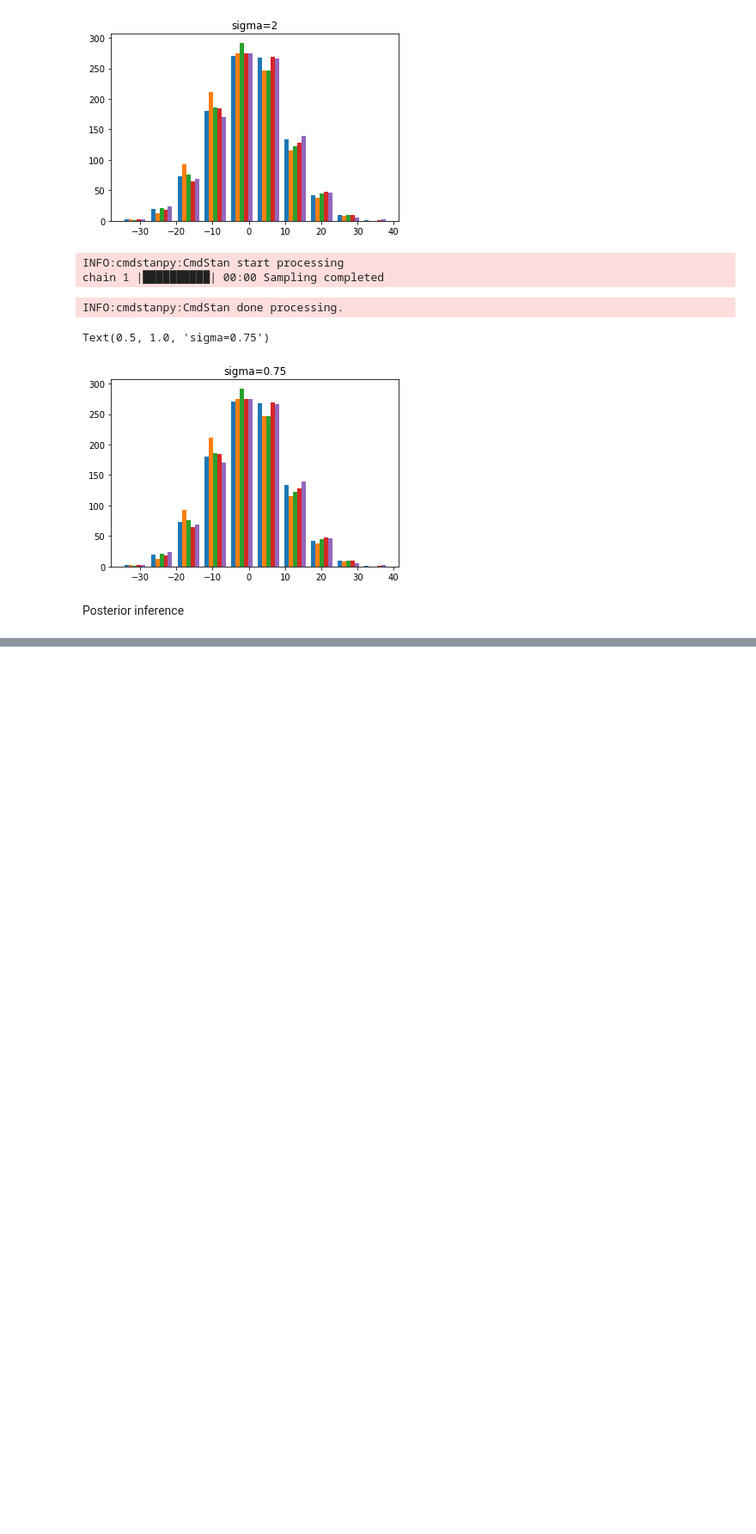
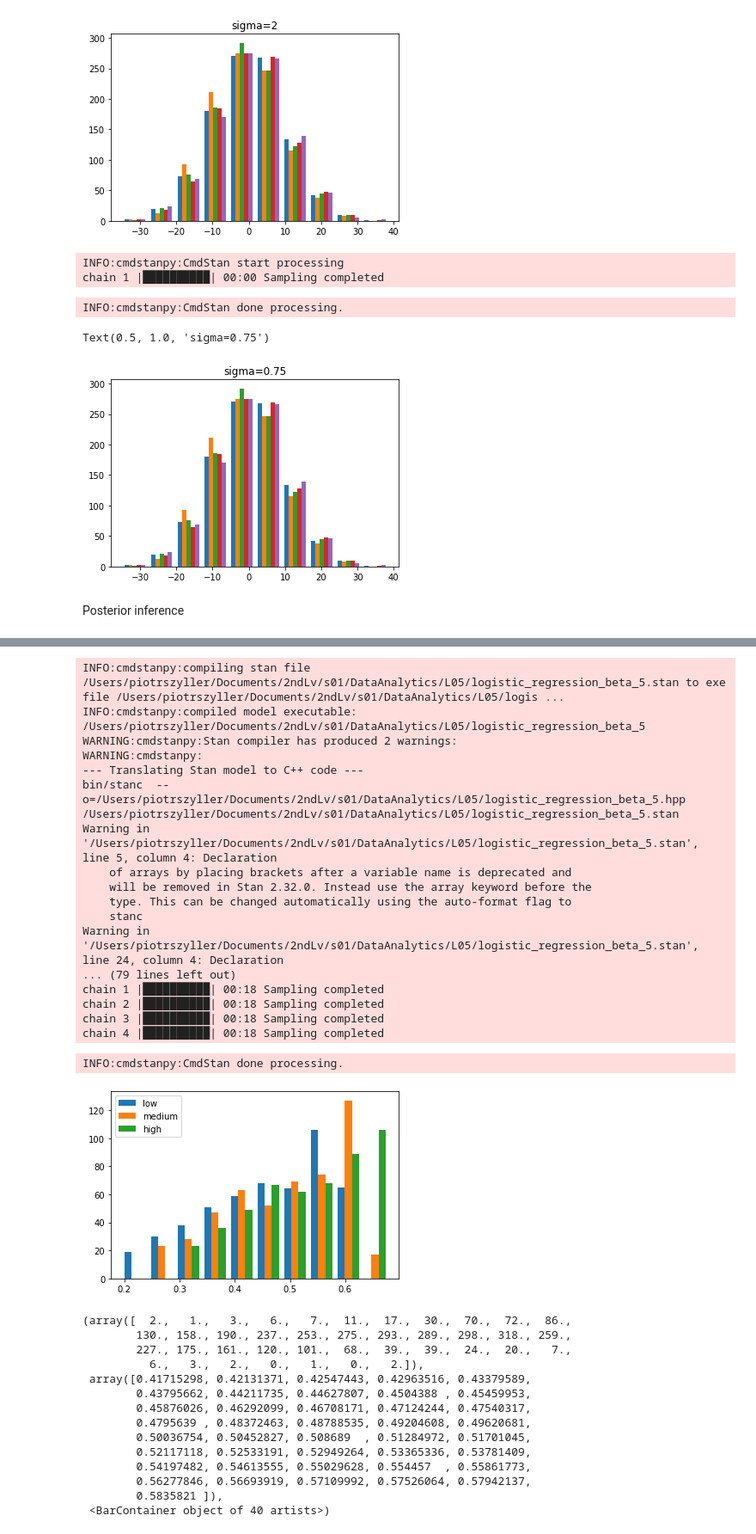
Before and after one commit to Truos/DataAnalytics, a Jupyter notebook: L05/ex1.ipynb, the cells around one changed output, grey strips where cells are left out. Shown at 86% size. Saved outputs shown, nothing was run; the diff lists cells and outputs as text; code cells hidden in the pictures; blank space fills up the shorter version.

```diff
--- a/L05/ex1.ipynb
+++ b/L05/ex1.ipynb
@@ -224,0 +302,68 @@ plt.plot(estimate_ppc_df)
+# %%
+model_b5 = CmdStanModel(stan_file='logistic_regression_beta_5.stan')
+fit_b5 = model_b5.sample(data=data_dict, seed=4938483)
+#plot
+med_prob_ppc = np.percentile(fit_b5.stan_variable('prob_ppc'),[25,50,75],axis=0)
+estimate_ppc_df = pd.DataFrame(med_prob_ppc.T,columns = ['lo','med','hi'])
+
+plt.hist(estimate_ppc_df)
+labels= ["low","medium", "high"]
+plt.legend(labels)
+plt.show()
+
+y_ppc_b5=(fit_b5.stan_variable('y_ppc')[0])
+fig, ax = plt.subplots()
+plt.title("hist_y_ppc_b5")
+plt.grid()
+ax.hist(y_ppc_b5, bins =10)
+
+real_y=data["y"]
+fig, ax = plt.subplots()
+plt.title("hist_y_real_b5")
+plt.grid()
+ax.hist(real_y, bins =10)
+
+prob_ppc_b5=(fit_b5.stan_variable('prob_ppc'))
+mean_prob_ppc_5=[]
+x=0
+for a in prob_ppc_b5:
+    mean_prob_ppc_5.append(a.mean())
+    x=x+1
+fig, ax = plt.subplots()
+plt.title("hist_prob_ppc")
+plt.grid()
+ax.hist(mean_prob_ppc_5, bins =40)
+# %% [output]
+INFO:cmdstanpy:compiling stan file /Users/piotrszyller/Documents/2ndLv/s01/DataAnalytics/L05/logistic_regression_beta_5.stan to exe file /Users/piotrszyller/Documents/2ndLv/s01/DataAnalytics/L05/logis ...
+INFO:cmdstanpy:compiled model executable: /Users/piotrszyller/Documents/2ndLv/s01/DataAnalytics/L05/logistic_regression_beta_5
+WARNING:cmdstanpy:Stan compiler has produced 2 warnings:
+WARNING:cmdstanpy:
+--- Translating Stan model to C++ code ---
+bin/stanc  --o=/Users/piotrszyller/Documents/2ndLv/s01/DataAnalytics/L05/logistic_regression_beta_5.hpp /Users/piotrszyller/Documents/2ndLv/s01/DataAnalytics/L05/logistic_regression_beta_5.stan
+Warning in '/Users/piotrszyller/Documents/2ndLv/s01/DataAnalytics/L05/logistic_regression_beta_5.stan', line 5, column 4: Declaration
+    of arrays by placing brackets after a variable name is deprecated and
+    will be removed in Stan 2.32.0. Instead use the array keyword before the
+    type. This can be changed automatically using the auto-format flag to
+    stanc
+Warning in '/Users/piotrszyller/Documents/2ndLv/s01/DataAnalytics/L05/logistic_regression_beta_5.stan', line 24, column 4: Declaration
+... (79 lines left out)
+chain 1 |██████████| 00:18 Sampling completed
+chain 2 |██████████| 00:18 Sampling completed
+chain 3 |██████████| 00:18 Sampling completed
+chain 4 |██████████| 00:18 Sampling completed
+INFO:cmdstanpy:CmdStan done processing.
+[figure, added]
+(array([  2.,   1.,   3.,   6.,   7.,  11.,  17.,  30.,  70.,  72.,  86.,
+        130., 158., 190., 237., 253., 275., 293., 289., 298., 318., 259.,
+        227., 175., 161., 120., 101.,  68.,  39.,  39.,  24.,  20.,   7.,
+          6.,   3.,   2.,   0.,   1.,   0.,   2.]),
+ array([0.41715298, 0.42131371, 0.42547443, 0.42963516, 0.43379589,
+        0.43795662, 0.44211735, 0.44627807, 0.4504388 , 0.45459953,
+        0.45876026, 0.46292099, 0.46708171, 0.47124244, 0.47540317,
+        0.4795639 , 0.48372463, 0.48788535, 0.49204608, 0.49620681,
+        0.50036754, 0.50452827, 0.508689  , 0.51284972, 0.51701045,
+        0.52117118, 0.52533191, 0.52949264, 0.53365336, 0.53781409,
+        0.54197482, 0.54613555, 0.55029628, 0.554457  , 0.55861773,
+        0.56277846, 0.56693919, 0.57109992, 0.57526064, 0.57942137,
+        0.5835821 ]),
+ <BarContainer object of 40 artists>)
```
Also changed, not shown: parts of 13 cells of this notebook, 6 other files.
